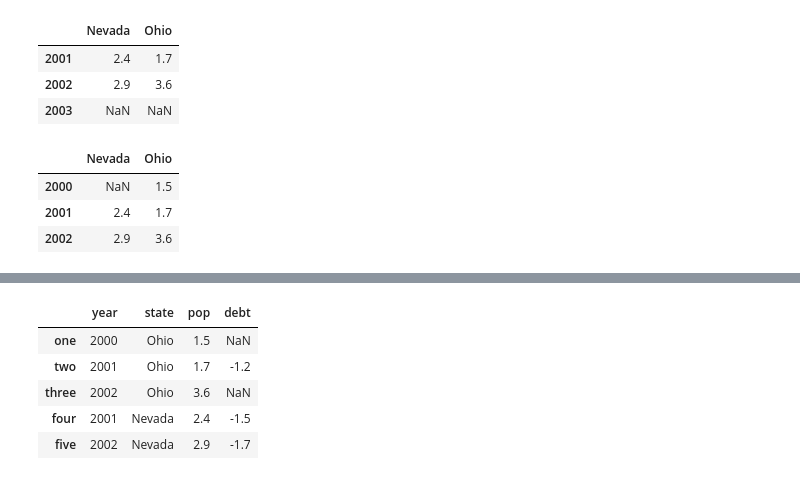
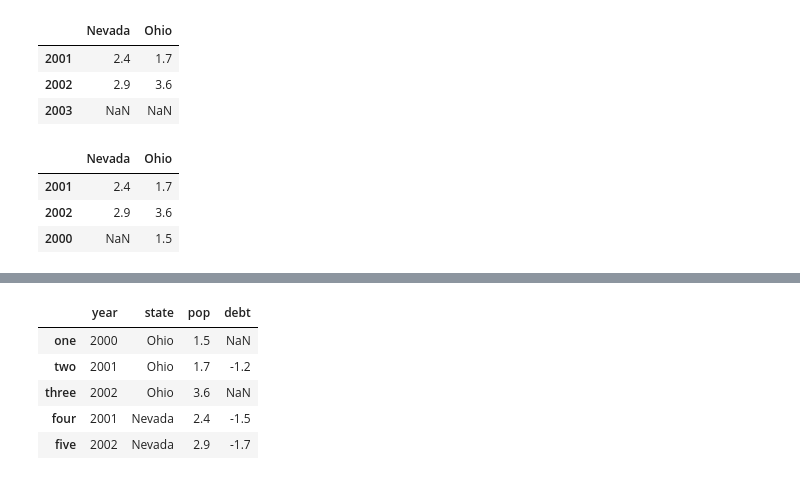
Before and after one commit to lilongbin/ai, a Jupyter notebook: da/pandas/pandas.primer.ipynb, the cells around one changed output, grey strips where cells are left out. Cells and saved outputs as stored; diff of their text form; code cells hidden in the pictures.

```diff
--- a/da/pandas/pandas.primer.ipynb
+++ b/da/pandas/pandas.primer.ipynb
@@ -384,13 +366,13 @@ DataFrame(pop, index=[2001, 2002, 2003])
 | 2002 | 2.9 | 3.6 |
 | 2003 | NaN | NaN |
 # %%
-"由Series组成的字典差不多也是一样的用法"
+# 包含Series的字典也可以用于构造DataFrame
 frame3
 # %% [output]
 |  | Nevada | Ohio |
-| 2000 | NaN | 1.5 |
 | 2001 | 2.4 | 1.7 |
 | 2002 | 2.9 | 3.6 |
+| 2000 | NaN | 1.5 |
 # %%
 pdata = {'Ohio': frame3['Ohio'][:-1],
          'Nevada': frame3['Nevada'][:2]}
```
Also changed, not shown: parts of 77 cells of this notebook, 4 other files.
